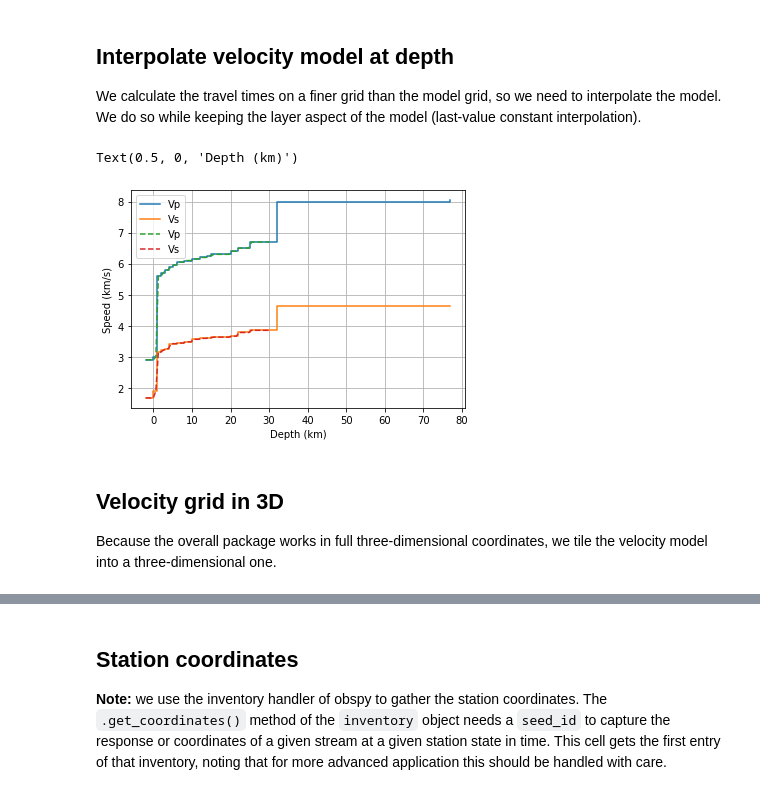
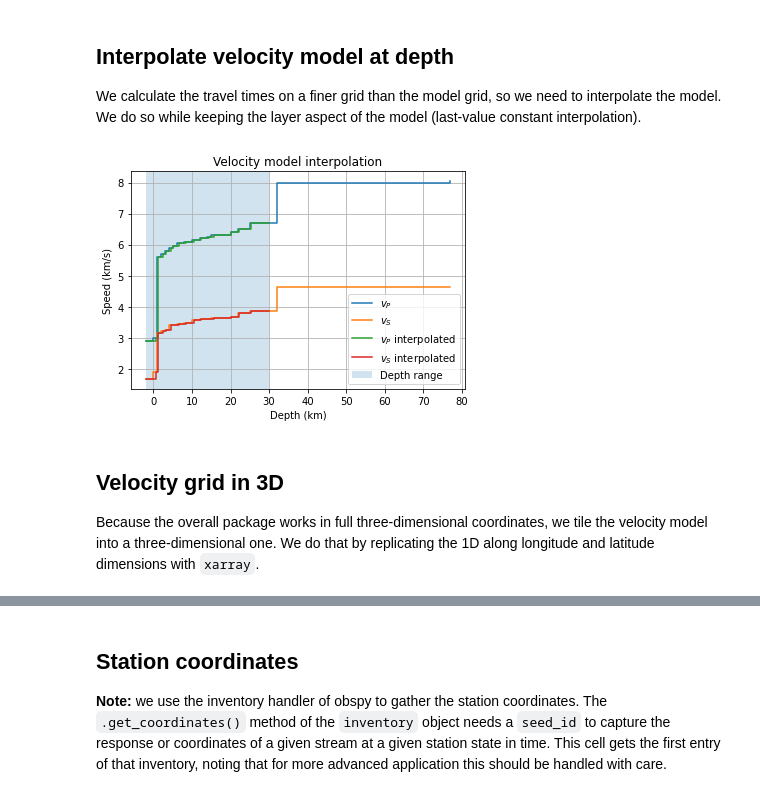
Before and after one commit to ebeauce/beampower, a Jupyter notebook: notebooks/2_travel_times.ipynb, the cells around one changed output, grey strips where cells are left out. Drawn from its saved outputs; the diff is of its cells as text; code cells hidden in the pictures.

```diff
--- a/notebooks/2_travel_times.ipynb
+++ b/notebooks/2_travel_times.ipynb
@@ -50,22 +79,31 @@ We calculate the travel times on a finer grid than the model grid, so we need to
 # The surface extents are in degrees, the depth positive downwards and in km
 WEST, EAST, SOUTH, NORTH, DOWN, UP = 30.20, 30.45, 40.60, 40.76, 30.0, -2.0
 GRID_SIZE = N_DEPTH, N_LAT, N_LON = 50, 20, 30
-
-# Interpolate
-depths = np.linspace(UP, DOWN, N_DEPTH)
-longitudes = np.linspace(WEST, EAST, N_LON)
-latitudes = np.linspace(SOUTH, NORTH, N_LAT)
-velocity_model_interp = velocity_model.reindex(depths, method="ffill")
-
-# Plot
-ax = velocity_model.plot(y=SEISMIC_PHASES, grid="true", drawstyle="steps-post")
-velocity_model_interp.plot(y=SEISMIC_PHASES, grid="true", ax=ax, style="--")
-ax.set_ylabel("Speed (km/s)")
-ax.set_xlabel("Depth (km)")
-# %% [output]
-Text(0.5, 0, 'Depth (km)')
-[figure, removed]
+# %%
+# Interpolate at depth
+depths = np.linspace(UP, DOWN, N_DEPTH)
+velocity_model_interp = velocity_model.reindex(depths, method="ffill")
+
+# Plot
+ax = velocity_model.plot(drawstyle="steps-post")
+velocity_model_interp.plot(drawstyle="steps-post", ax=ax)
+ax.set_ylabel("Speed (km/s)")
+ax.set_xlabel("Depth (km)")
+ax.axvspan(DOWN, UP, alpha=0.2)
+ax.legend(
+    [
+        r"$v_P$",
+        r"$v_S$",
+        r"$v_P$ interpolated",
+        r"$v_S$ interpolated",
+        "Depth range",
+    ]
+)
+ax.set_title("Velocity model interpolation")
+ax.grid()
+# %% [output]
+[figure, added]
 # %% [markdown]
 ## Velocity grid in 3D
 
-Because the overall package works in full three-dimensional coordinates, we tile the velocity model into a three-dimensional one.
+Because the overall package works in full three-dimensional coordinates, we tile the velocity model into a three-dimensional one. We do that by replicating the 1D along longitude and latitude dimensions with `xarray`.
```
Also changed, not shown: parts of 17 cells of this notebook.
